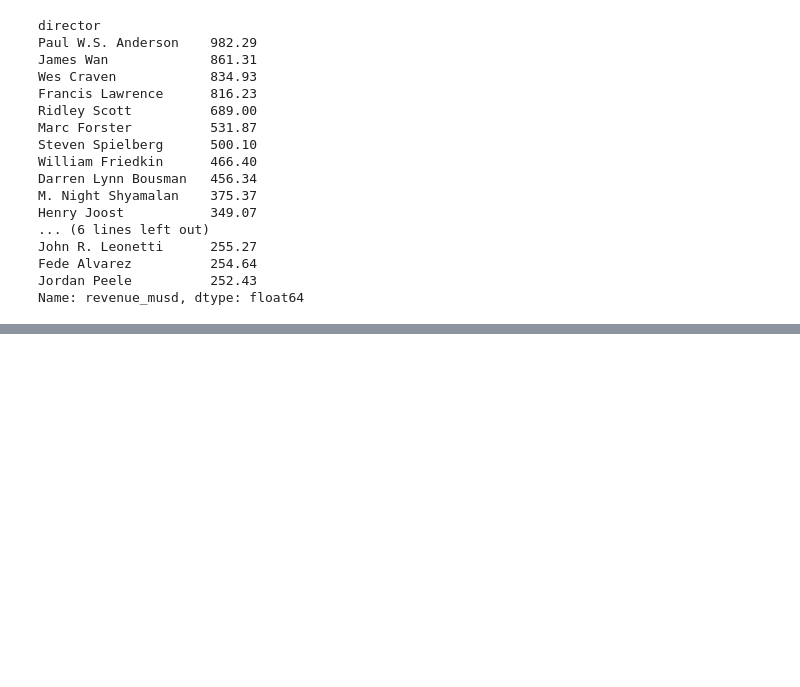
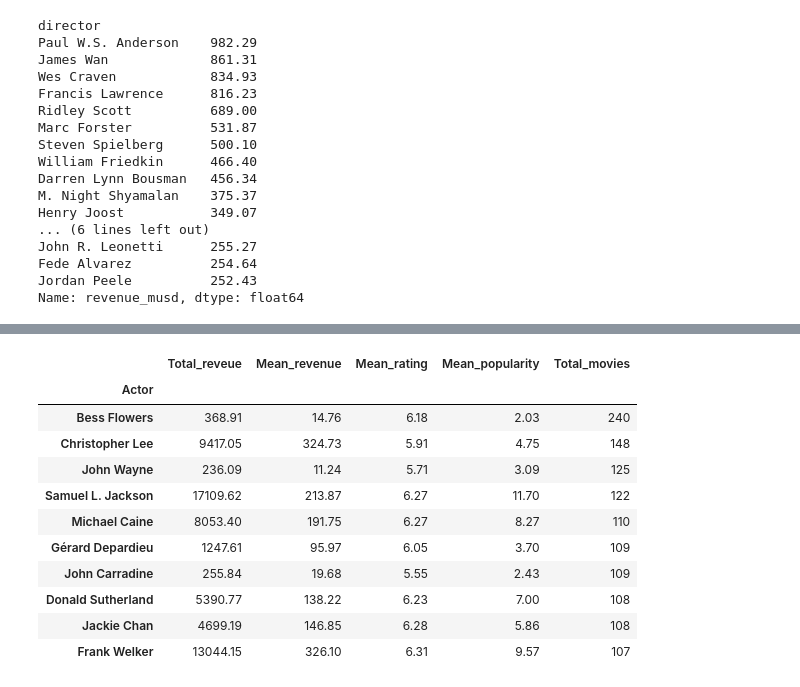
Before and after one commit to mahesh-ml/MLBasics, a Jupyter notebook: movies_review_pandas.ipynb, the cells around one changed output, grey strips where cells are left out. Cells and saved outputs as stored; diff of their text form; code cells hidden in the pictures; blank space fills up the shorter version.

```diff
--- a/movies_review_pandas.ipynb
+++ b/movies_review_pandas.ipynb
@@ -763,0 +834,15 @@ Name: revenue_musd, dtype: float64
+# %%
+agg.nlargest(10, 'Total_movies')
+# %% [output]
+|  | Total_reveue | Mean_revenue | Mean_rating | Mean_popularity | Total_movies |
+| Actor |  |  |  |  |  |
+| Bess Flowers | 368.91 | 14.76 | 6.18 | 2.03 | 240 |
+| Christopher Lee | 9417.05 | 324.73 | 5.91 | 4.75 | 148 |
+| John Wayne | 236.09 | 11.24 | 5.71 | 3.09 | 125 |
+| Samuel L. Jackson | 17109.62 | 213.87 | 6.27 | 11.70 | 122 |
+| Michael Caine | 8053.40 | 191.75 | 6.27 | 8.27 | 110 |
+| Gérard Depardieu | 1247.61 | 95.97 | 6.05 | 3.70 | 109 |
+| John Carradine | 255.84 | 19.68 | 5.55 | 2.43 | 109 |
+| Donald Sutherland | 5390.77 | 138.22 | 6.23 | 7.00 | 108 |
+| Jackie Chan | 4699.19 | 146.85 | 6.28 | 5.86 | 108 |
+| Frank Welker | 13044.15 | 326.10 | 6.31 | 9.57 | 107 |
```
Also changed, not shown: parts of 13 cells of this notebook.
